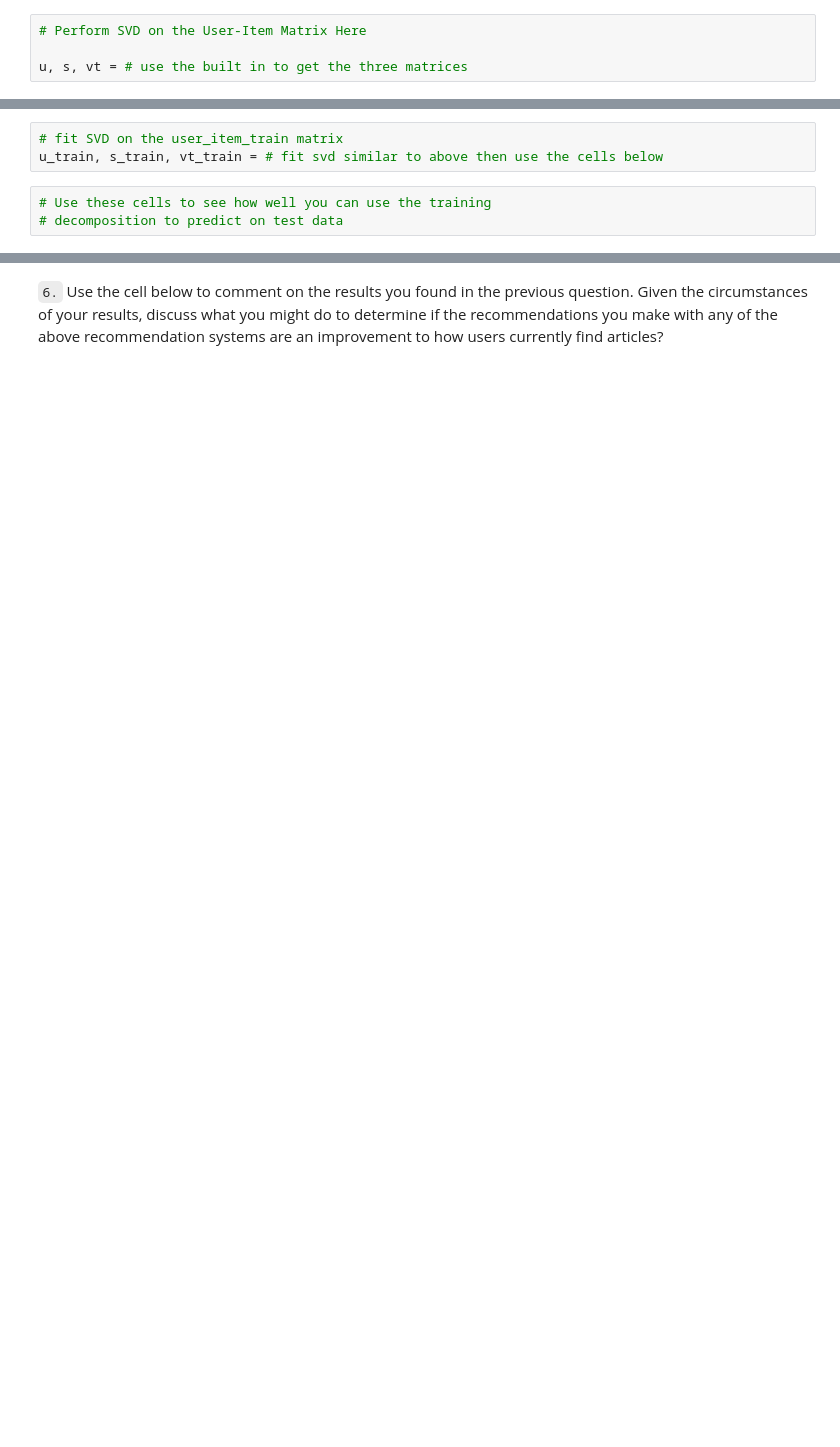
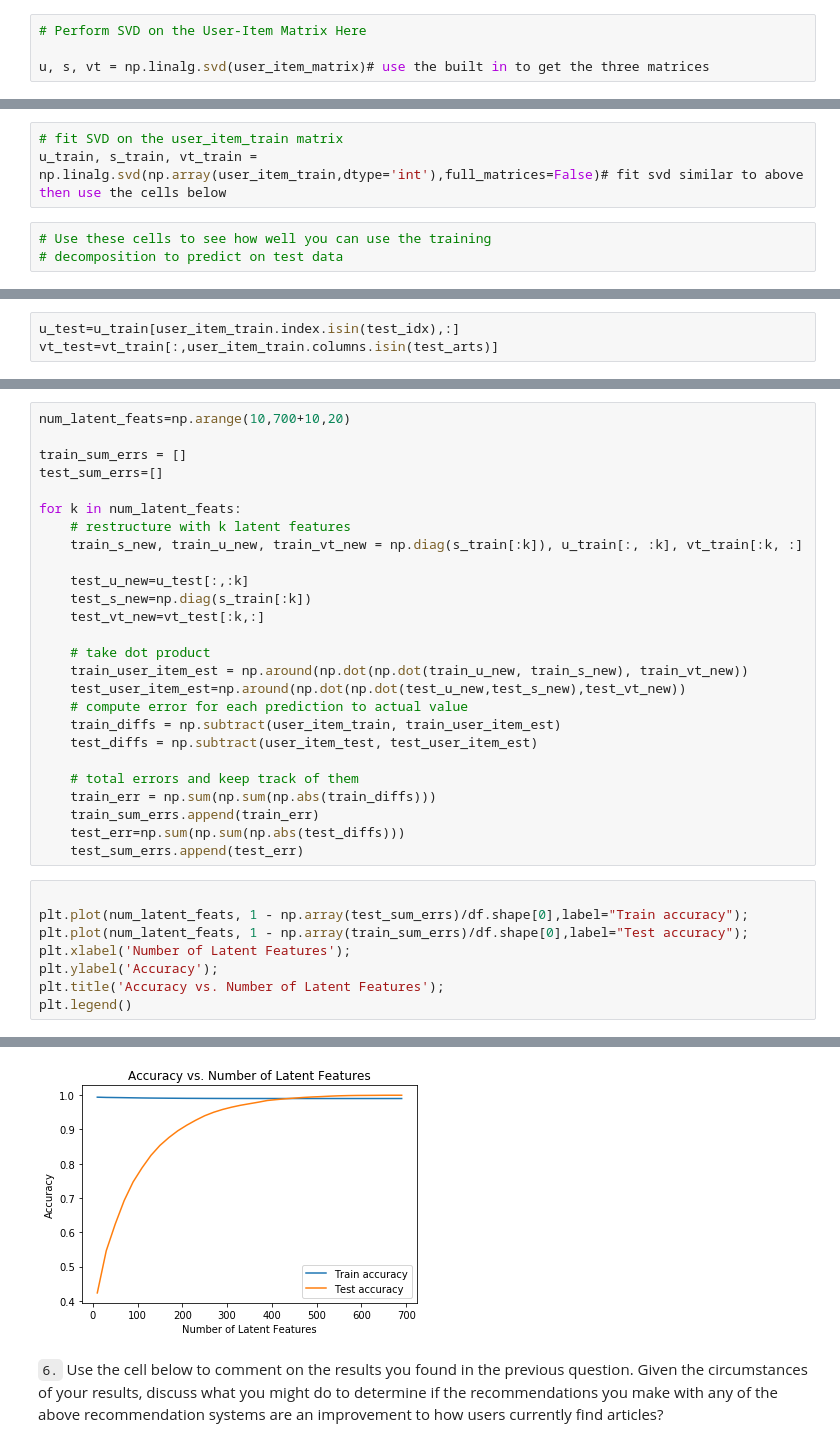
Before and after one commit to xueweiyema/RecommendationsWithIBM, a Jupyter notebook: Recommendations_with_IBM.ipynb, the cells around one changed output, grey strips where cells are left out. Drawn from its saved outputs; the diff is of its cells as text; blank space fills up the shorter version.

```diff
--- a/Recommendations_with_IBM.ipynb
+++ b/Recommendations_with_IBM.ipynb
@@ -935,4 +922,4 @@ user_item_matrix.head()
 # %%
 # Perform SVD on the User-Item Matrix Here
 
-u, s, vt = # use the built in to get the three matrices
+u, s, vt = np.linalg.svd(user_item_matrix)# use the built in to get the three matrices
@@ -1018,7 +1082,7 @@ t.sol_4_test(sol_4_dict)
 Use the cells below to explore how well SVD works towards making predictions for recommendations on the test data.
 # %%
 # fit SVD on the user_item_train matrix
-u_train, s_train, vt_train = # fit svd similar to above then use the cells below
+u_train, s_train, vt_train = np.linalg.svd(np.array(user_item_train,dtype='int'),full_matrices=False)# fit svd similar to above then use the cells below
 # %%
 # Use these cells to see how well you can use the training
 # decomposition to predict on test data
@@ -1024,0 +1093,3 @@ u_train, s_train, vt_train = # fit svd similar to above then use the cells below
+# %%
+u_test=u_train[user_item_train.index.isin(test_idx),:]
+vt_test=vt_train[:,user_item_train.columns.isin(test_arts)]
@@ -1024,0 +1102,35 @@ u_train, s_train, vt_train = # fit svd similar to above then use the cells below
+# %%
+num_latent_feats=np.arange(10,700+10,20)
+
+train_sum_errs = []
+test_sum_errs=[]
+
+for k in num_latent_feats:
+    # restructure with k latent features
+    train_s_new, train_u_new, train_vt_new = np.diag(s_train[:k]), u_train[:, :k], vt_train[:k, :]
+
+    test_u_new=u_test[:,:k]
+    test_s_new=np.diag(s_train[:k])
+    test_vt_new=vt_test[:k,:]
+
+    # take dot product
+    train_user_item_est = np.around(np.dot(np.dot(train_u_new, train_s_new), train_vt_new))
+    test_user_item_est=np.around(np.dot(np.dot(test_u_new,test_s_new),test_vt_new))
+    # compute error for each prediction to actual value
+    train_diffs = np.subtract(user_item_train, train_user_item_est)
+    test_diffs = np.subtract(user_item_test, test_user_item_est)
+
+    # total errors and keep track of them
+    train_err = np.sum(np.sum(np.abs(train_diffs)))
+    train_sum_errs.append(train_err)
+    test_err=np.sum(np.sum(np.abs(test_diffs)))
+    test_sum_errs.append(test_err)
+# %%
+
+plt.plot(num_latent_feats, 1 - np.array(test_sum_errs)/df.shape[0],label="Train accuracy");
+plt.plot(num_latent_feats, 1 - np.array(train_sum_errs)/df.shape[0],label="Test accuracy");
+plt.xlabel('Number of Latent Features');
+plt.ylabel('Accuracy');
+plt.title('Accuracy vs. Number of Latent Features');
+plt.legend()
+# %% [output]
@@ -1025,2 +1138,3 @@ u_train, s_train, vt_train = # fit svd similar to above then use the cells below
+[figure, added]
 # %% [markdown]
 `6.` Use the cell below to comment on the results you found in the previous question. Given the circumstances of your results, discuss what you might do to determine if the recommendations you make with any of the above recommendation systems are an improvement to how users currently find articles?
```
Also changed, not shown: parts of 24 cells of this notebook, 1 other file.
